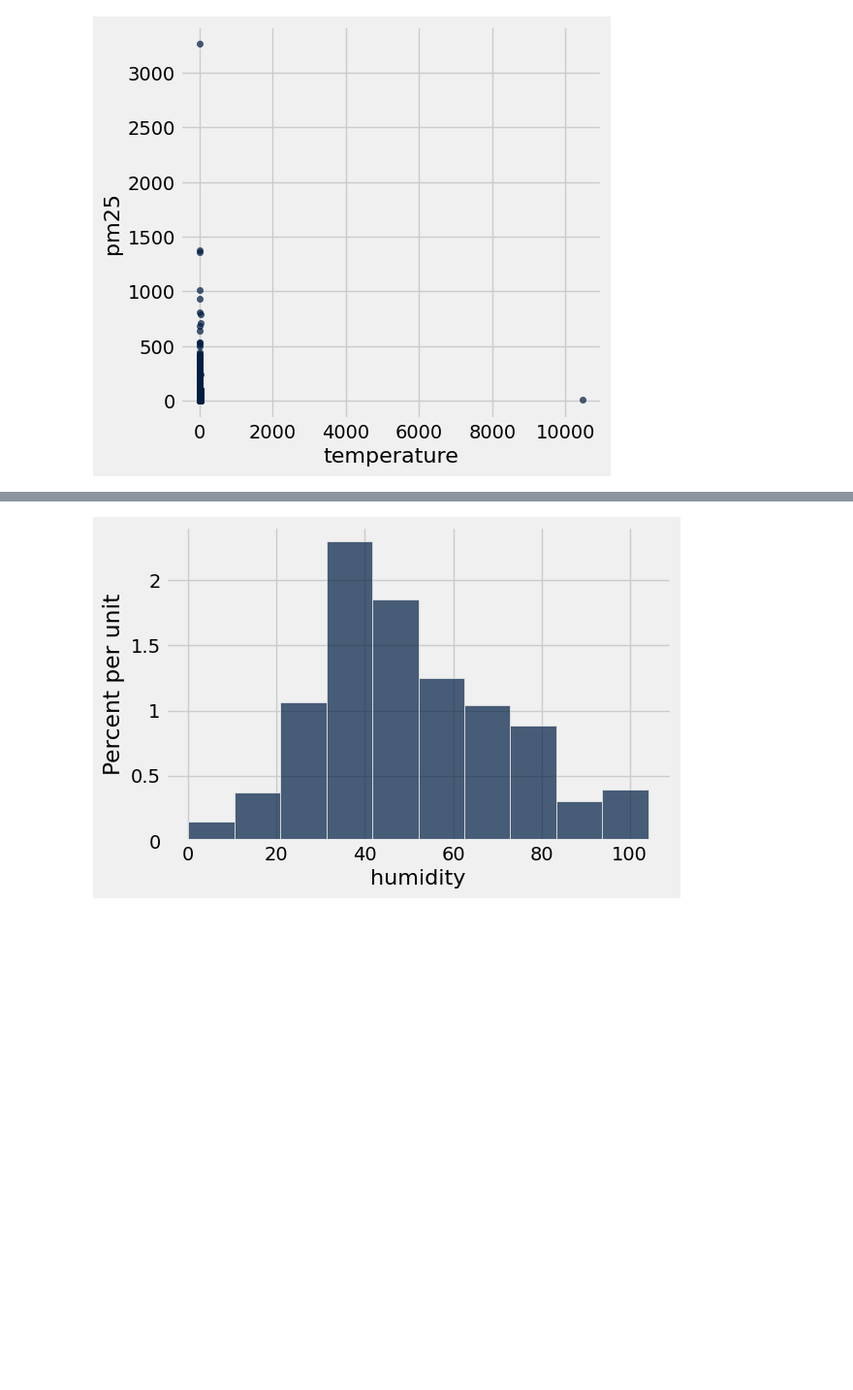
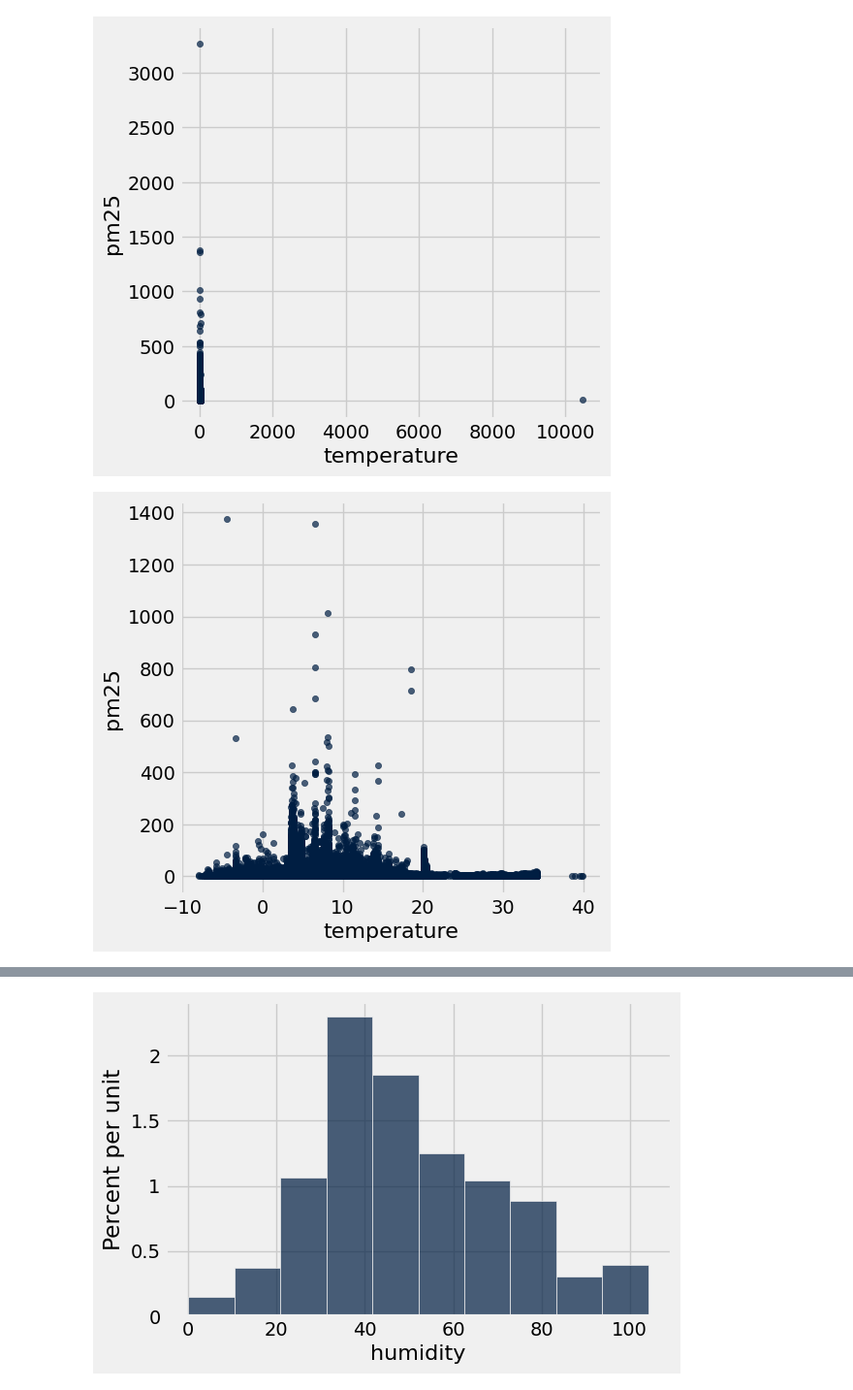
Before and after one commit to MahmoudMadi77/DataScience_U23103334, a Jupyter notebook: Activity2_questions_U23103334.ipynb, the cells around one changed output, grey strips where cells are left out. Shown: that part at 97% size. Drawn from its saved outputs; the diff is of its cells as text; code cells hidden in the pictures; blank space fills up the shorter version.

```diff
--- a/Activity2_questions_U23103334.ipynb
+++ b/Activity2_questions_U23103334.ipynb
@@ -213,3 +213,8 @@ borough_mean_pm25.sort("pm25 mean").barh("borough")
 merged_table.scatter("temperature","pm25")
 # %% [output]
 [figure]
+# %%
+#to show the graph without the out layers to be able to see the actual relation "pm25",are.below(2000)
+merged_table.where("temperature",are.below(2000)).where("pm25",are.below(2000)).scatter("temperature","pm25")
+# %% [output]
+[figure, added]
```
Also changed, not shown: parts of 2 cells of this notebook.
